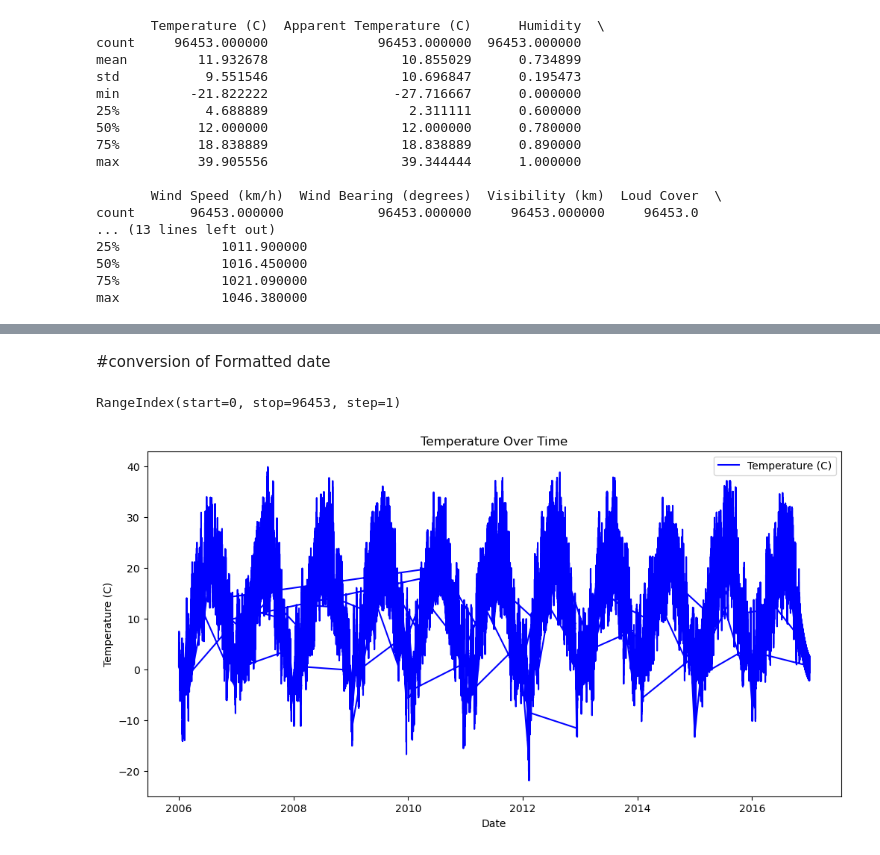
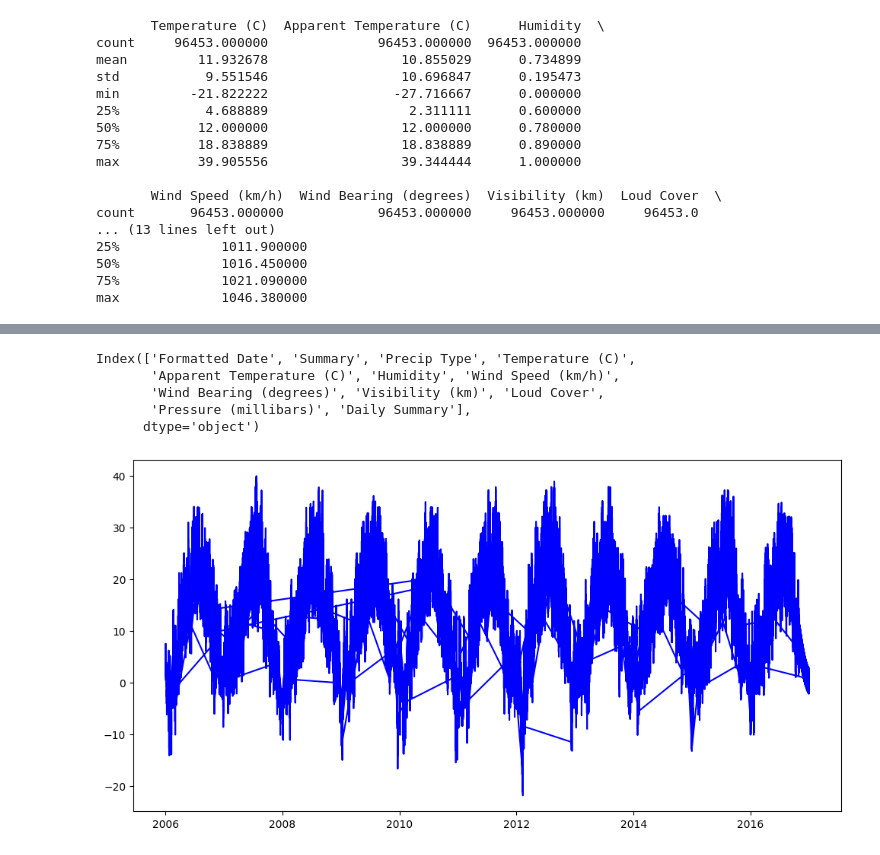
Before and after one commit to GOURAV-SAHA007/Weather-Visualization, a Jupyter notebook: notebook/01_exploration.ipynb, the cells around one changed output, grey strips where cells are left out. Cells and saved outputs as stored; diff of their text form; code cells hidden in the pictures.

Commit message:
1st Graph

```diff
--- a/notebook/01_exploration.ipynb
+++ b/notebook/01_exploration.ipynb
@@ -116,13 +135,0 @@ print(type(df['Formatted Date']))
-# %%
-df['Formatted Date'] = pd.to_datetime(df['Formatted Date'], errors='coerce')
-df = df.dropna(subset=['Formatted Date', 'Temperature (C)'])
-
-fig = plt.figure(figsize=(10,5))
-ax = plt.axes()
-
-ax.plot(df['Formatted Date'].values, df['Temperature (C)'].values, marker = 'o')
-ax.set_title("Temperature over time")
-ax.set_xlabel("Date")
-ax.set_ylabel("Temperature in C")
-
-plt.show()
@@ -131,20 +136,21 @@ plt.show()
-# %% [markdown]
-#conversion of Formatted date
-# %%
-print(df.index)
-# %% [output]
-RangeIndex(start=0, stop=96453, step=1)
-# %%
-df['Formatted Date'] = pd.to_datetime(df['Formatted Date'], utc=True)
-time = df['Formatted Date'].to_numpy().ravel()
-temperature = df['Temperature (C)'].to_numpy().ravel()
-
-plt.figure(figsize=(12,6))
-plt.plot(time, temperature, label="Temperature (C)", color="blue")
-plt.xlabel("Date")
-plt.ylabel("Temperature (C)")
-plt.title("Temperature Over Time")
-plt.legend()
-plt.show()
-# %% [output]
-[figure, removed]
+# %%
+print(df.columns)
+# %% [output]
+Index(['Formatted Date', 'Summary', 'Precip Type', 'Temperature (C)',
+       'Apparent Temperature (C)', 'Humidity', 'Wind Speed (km/h)',
+       'Wind Bearing (degrees)', 'Visibility (km)', 'Loud Cover',
+       'Pressure (millibars)', 'Daily Summary'],
+      dtype='object')
+# %%
+df["Formatted Date"] = pd.to_datetime(df["Formatted Date"], utc=True)
+
+date = df["Formatted Date"]
+temp = df["Temperature (C)"]
+
+fig = plt.figure(figsize=(12,6))
+ax = plt.axes()
+
+ax.plot(date, temp, label="Temperature", color = 'Blue')
+plt.show()
+# %% [output]
+[figure, added]
```
Also changed, not shown: parts of 6 cells of this notebook.
